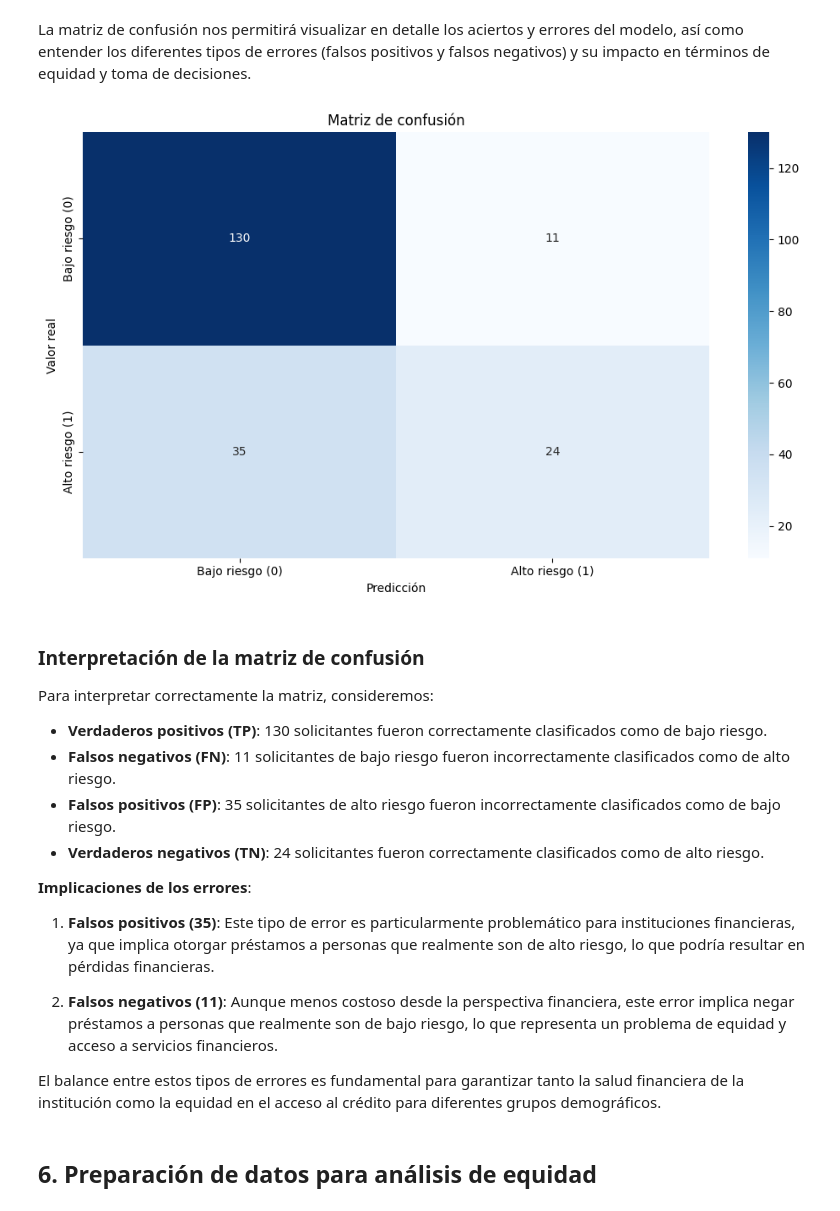
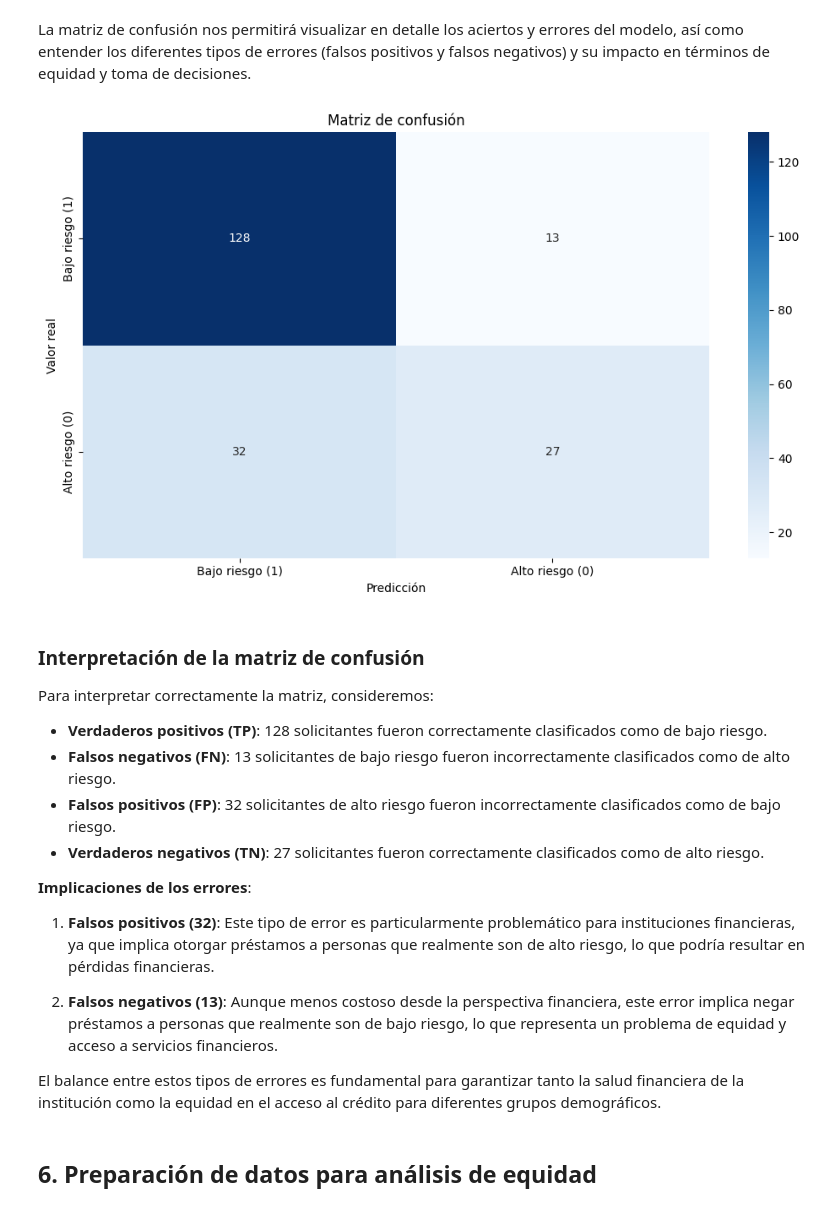
Before and after one commit to Gerardo1909/tpfinal_equidad, a Jupyter notebook: tp_final_fairness_ML/notebooks/03_primer_modelo.ipynb, the cells around one changed output. Cells and saved outputs as stored; diff of their text form; code cells hidden in the pictures.

```diff
--- a/tp_final_fairness_ML/notebooks/03_primer_modelo.ipynb
+++ b/tp_final_fairness_ML/notebooks/03_primer_modelo.ipynb
@@ -76,7 +76,7 @@ memory usage: 79.9 KB
 g_credit_data = g_credit_data.drop(columns=['target_label', 'personal_status_sex'])
 
 # mapeamos a 'target' a 0 y 1
-g_credit_data['target'] = g_credit_data['target'].map({1: 0, 2: 1})
+g_credit_data['target'] = g_credit_data['target'].map({1: 1, 2: 0})
 # %%
 # Convertimos todas las columnas categóricas a variables dummy
 g_credit_data_dummies = pd.get_dummies(g_credit_data)
@@ -123,7 +123,7 @@ checking_account_no account                     -0.322436
 Name: target, dtype: float64
 # %%
-# selecciono las variables con correlacion mayor a 0.1 + 'genre_male'
-variables_seleccionadas = correlaciones[correlaciones > 0.1].index.tolist()
+# selecciono las variables con correlacion mayor a 0.1 en módulo + 'genre_male'
+variables_seleccionadas = correlaciones[abs(correlaciones) > 0.1].index.tolist()
 variables_seleccionadas.append('genre_male')
 
 # saco a la variable objetivo
@@ -256,33 +263,33 @@ La matriz de confusión nos permitirá visualizar en detalle los aciertos y erro
 así como entender los diferentes tipos de errores (falsos positivos y falsos negativos) y su
 impacto en términos de equidad y toma de decisiones.
 # %%
-cm = confusion_matrix(y_test, y_pred_test)
-labels = ['Bajo riesgo (0)', 'Alto riesgo (1)']
+cm = confusion_matrix(y_test, y_pred_test, labels=[1, 0])
+labels = ['Bajo riesgo (1)', 'Alto riesgo (0)']
 
 plt.figure(figsize=(10, 6))
 sns.heatmap(cm, annot=True, fmt='d', cmap='Blues', xticklabels=labels, yticklabels=labels)
 plt.xlabel('Predicción')
 plt.ylabel('Valor real')
 plt.title('Matriz de confusión')
 plt.tight_layout()
 plt.show()
 # %% [output]
-[figure, old version]
+[figure, new version]
 # %% [markdown]
 ### Interpretación de la matriz de confusión
 
 Para interpretar correctamente la matriz, consideremos:
 
-- **Verdaderos positivos (TP)**: 130 solicitantes fueron correctamente clasificados como de bajo riesgo.
-- **Falsos negativos (FN)**: 11 solicitantes de bajo riesgo fueron incorrectamente clasificados como de alto riesgo.
-- **Falsos positivos (FP)**: 35 solicitantes de alto riesgo fueron incorrectamente clasificados como de bajo riesgo.
-- **Verdaderos negativos (TN)**: 24 solicitantes fueron correctamente clasificados como de alto riesgo.
+- **Verdaderos positivos (TP)**: 128 solicitantes fueron correctamente clasificados como de bajo riesgo.
+- **Falsos negativos (FN)**: 13 solicitantes de bajo riesgo fueron incorrectamente clasificados como de alto riesgo.
+- **Falsos positivos (FP)**: 32 solicitantes de alto riesgo fueron incorrectamente clasificados como de bajo riesgo.
+- **Verdaderos negativos (TN)**: 27 solicitantes fueron correctamente clasificados como de alto riesgo.
 
 **Implicaciones de los errores**:
 
-1. **Falsos positivos (35)**: Este tipo de error es particularmente problemático para instituciones financieras, ya que implica otorgar préstamos a personas que realmente son de alto riesgo, lo que podría resultar en pérdidas financieras.
+1. **Falsos positivos (32)**: Este tipo de error es particularmente problemático para instituciones financieras, ya que implica otorgar préstamos a personas que realmente son de alto riesgo, lo que podría resultar en pérdidas financieras.
 
-2. **Falsos negativos (11)**: Aunque menos costoso desde la perspectiva financiera, este error implica negar préstamos a personas que realmente son de bajo riesgo, lo que representa un problema de equidad y acceso a servicios financieros.
+2. **Falsos negativos (13)**: Aunque menos costoso desde la perspectiva financiera, este error implica negar préstamos a personas que realmente son de bajo riesgo, lo que representa un problema de equidad y acceso a servicios financieros.
 
 El balance entre estos tipos de errores es fundamental para garantizar tanto la salud financiera de la institución como la equidad en el acceso al crédito para diferentes grupos demográficos.
 # %% [markdown]
```
Also changed, not shown: parts of 7 cells of this notebook, 4 other files.
